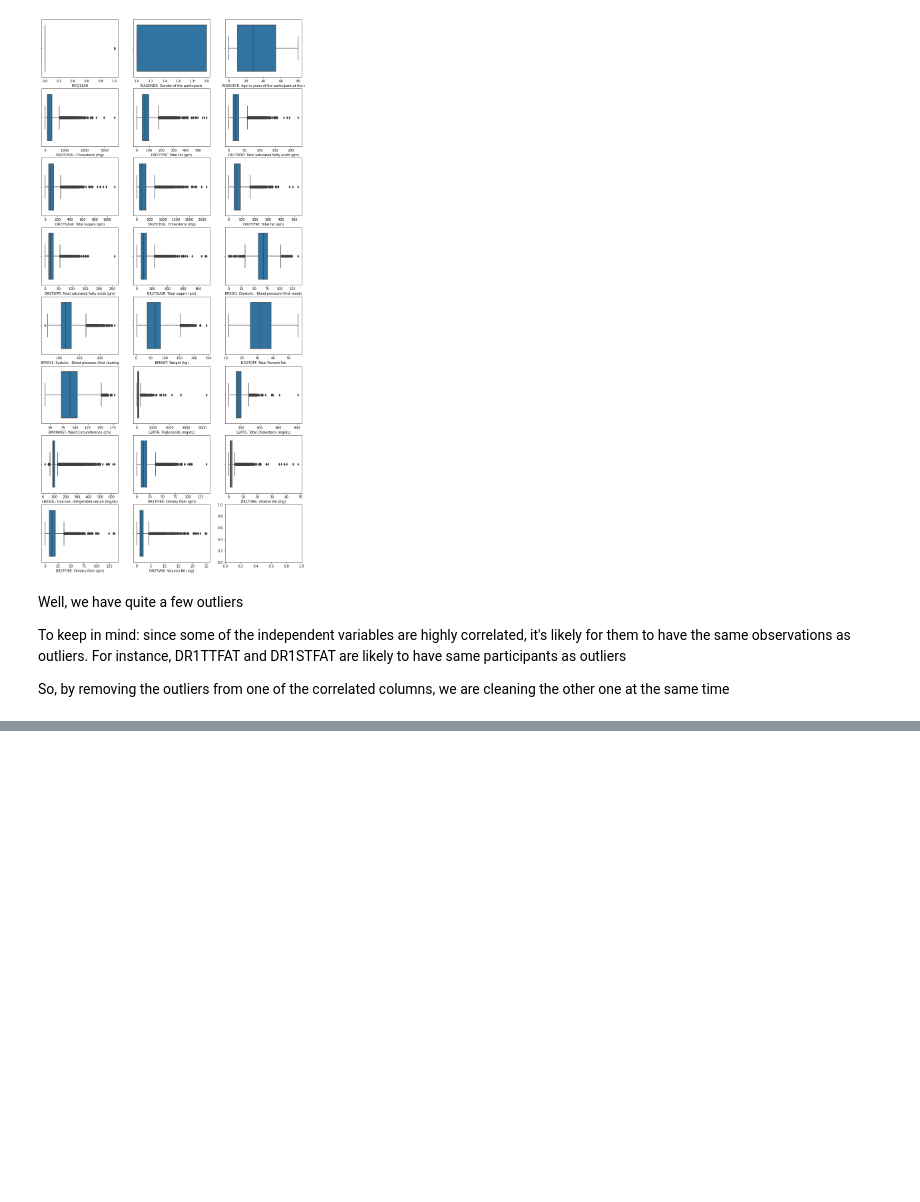
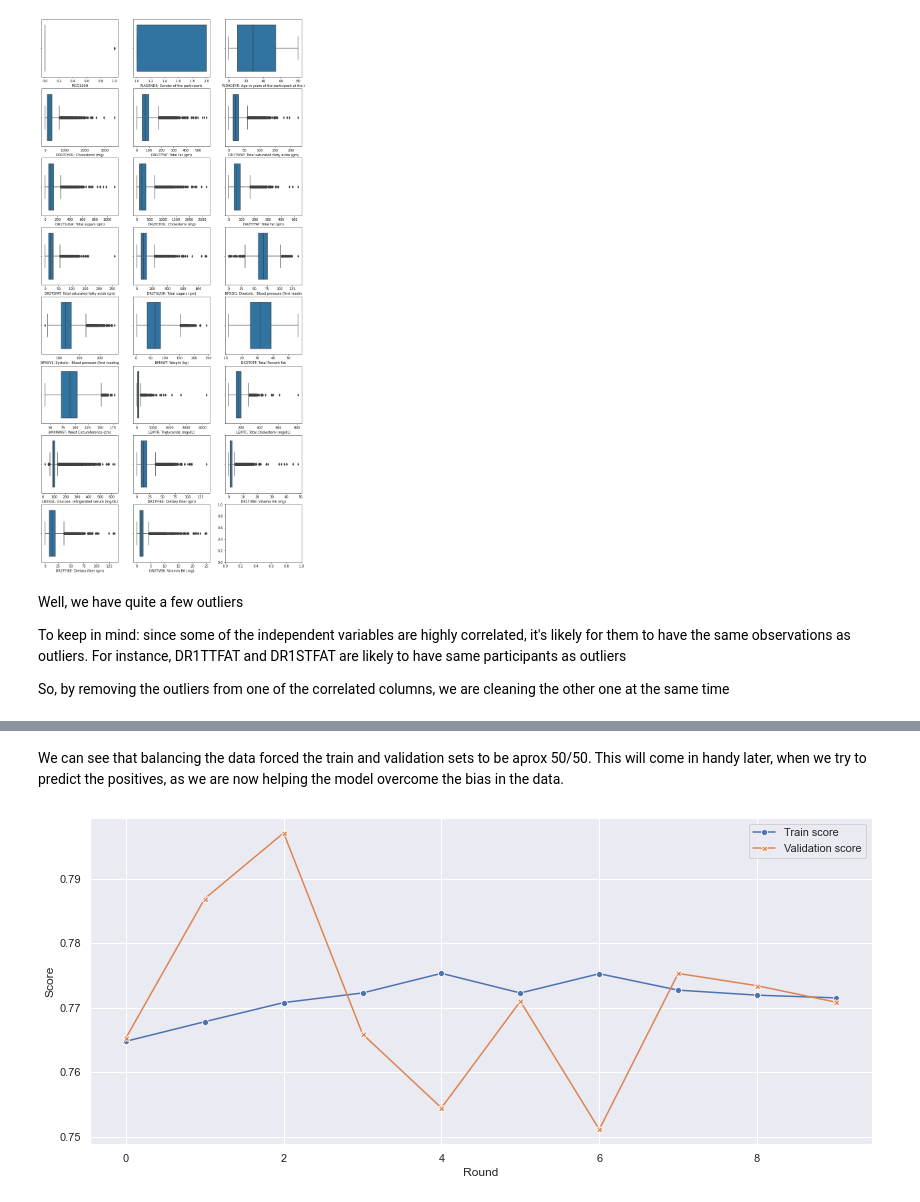
Before and after one commit to Jasc94/Projects, a Jupyter notebook: 0_Nutrition/src/main_health.ipynb, the cells around one changed output, grey strips where cells are left out. Cells and saved outputs as stored; diff of their text form; code cells hidden in the pictures; blank space fills up the shorter version.

Commit message:
Finishing health main notebook

```diff
--- a/0_Nutrition/src/main_health.ipynb
+++ b/0_Nutrition/src/main_health.ipynb
@@ -307,0 +510,18 @@ If the ratio in the outliers is below that number, it would mean that we are rem
+# %%
+# Let's prepare the data and choose a model
+
+# 1) Prepare data for ml models
+dataset.model_data(split = .2, cv = 10, epochs = 1, balance = 1)
+
+# 2) Choose model
+model = LogisticRegression(n_jobs = -1, max_iter = 500, warm_start = True)
+
+# 3) We create a ml_model object and load the data
+my_model = mo.ml_model(model)
+
+# Load data
+my_model.load_data(dataset.X_train, dataset.X_test, dataset.y_train, dataset.y_test, features_names, dataset.kfold)
+
+# 4) We train the model
+# verb = True returns some info about the training
+my_model.ml_trainer(verb = True)
@@ -307,0 +546,12 @@ If the ratio in the outliers is below that number, it would mean that we are rem
+# %% [markdown]
+We can see that balancing the data forced the train and validation sets to be aprox 50/50. This will come in handy later, when we try to predict the positives, as we are now helping the model overcome the bias in the data.
+# %%
+# We create the plotter object
+ml_plotter = vi.ml_model_plotter()
+
+# We use the plotter method "train_val_plot" to see the scores evolution
+fig4 = ml_plotter.train_val_plot(my_model)
+# To save the figure
+#plt.savefig(health_reports_path + "Cross_validation.pdf", format = "pdf")
+# %% [output]
+[figure, added]
```
Also changed, not shown: parts of 36 cells of this notebook, 26 other files.
